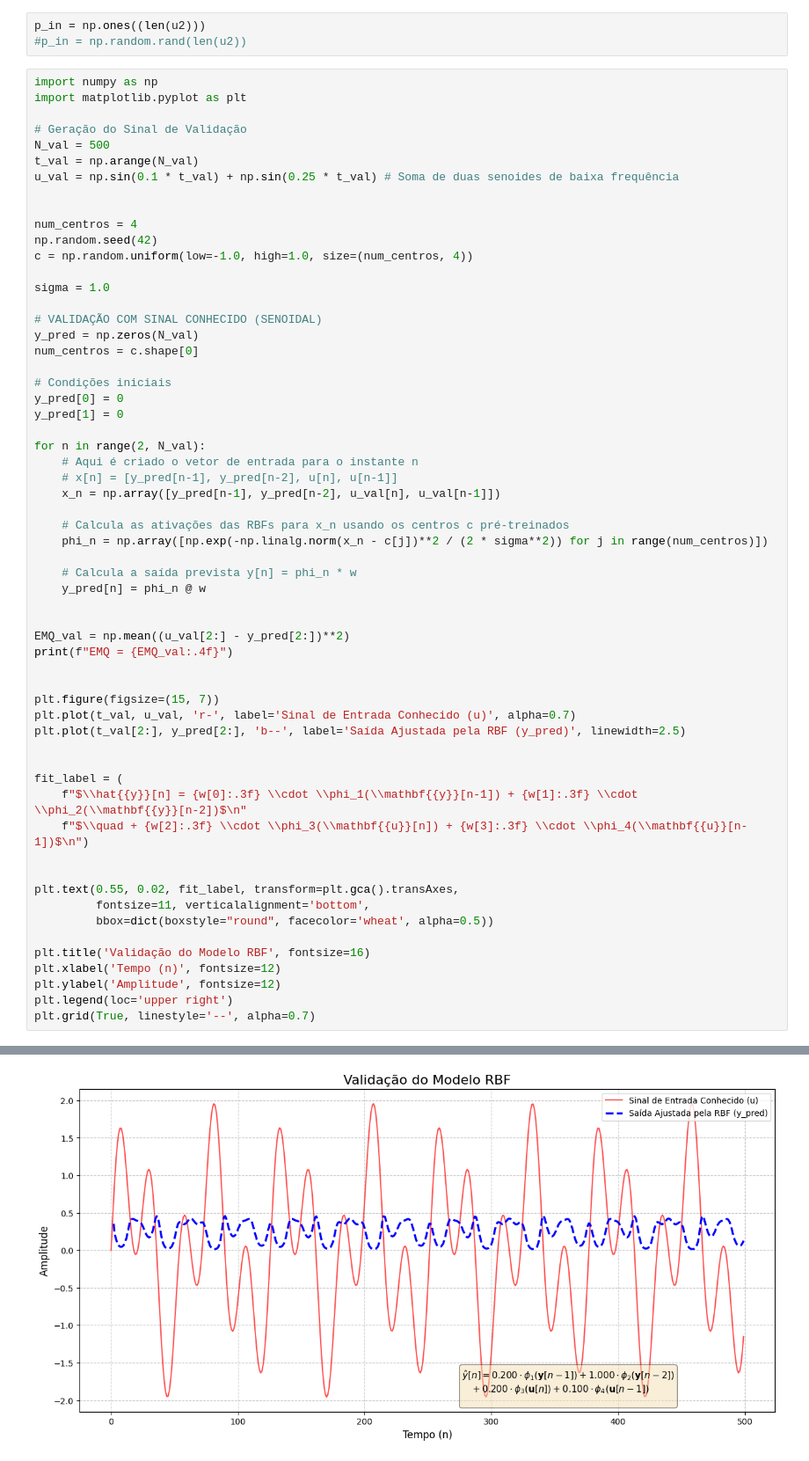
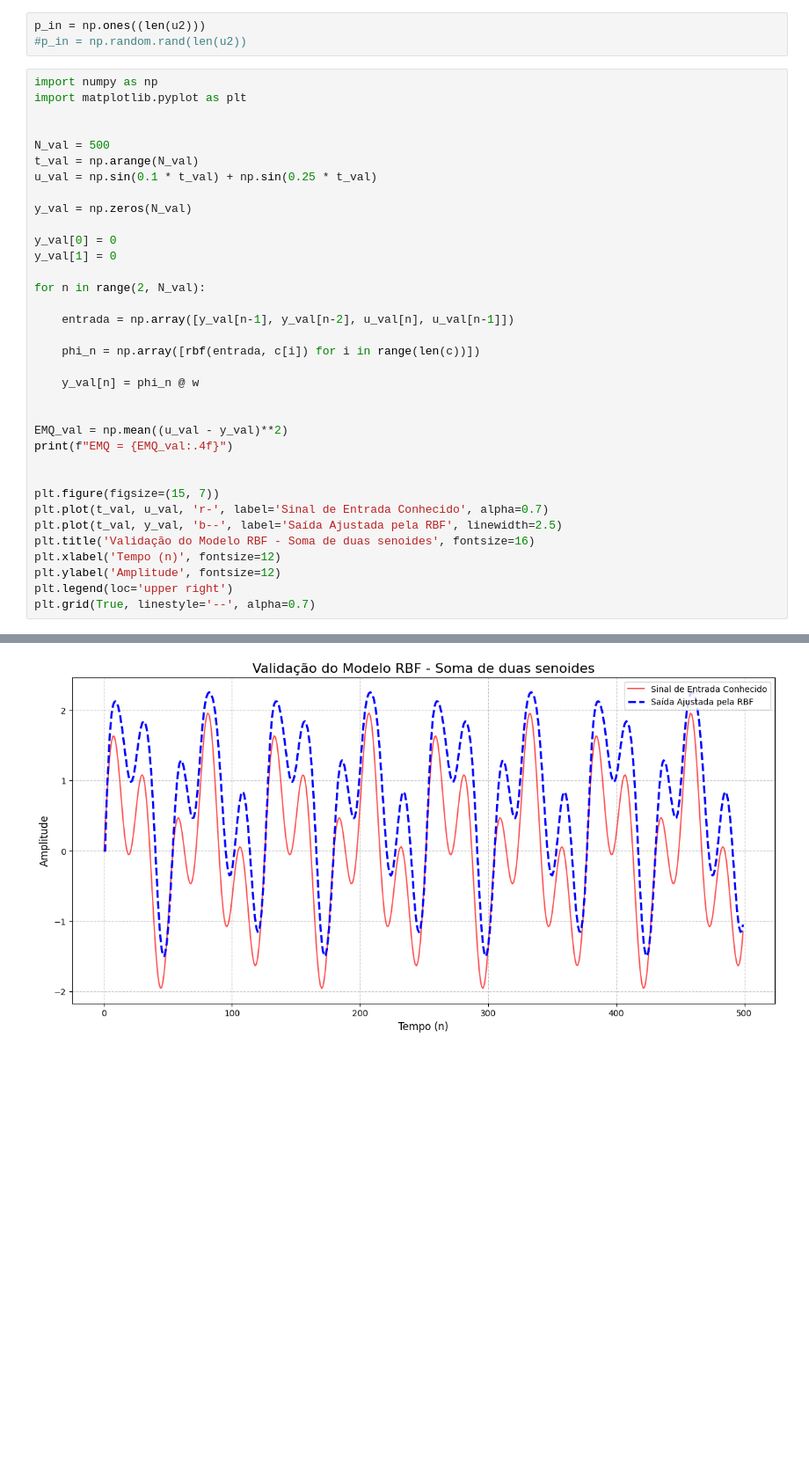
Before and after one commit to DanielMedeiros1/Projeto_MMQ_RBF_CN, a Jupyter notebook: Projeto_U2.ipynb, the cells around one changed output, grey strips where cells are left out. Shown at 88% size. Drawn from its saved outputs; the diff is of its cells as text; blank space fills up the shorter version.

```diff
--- a/Projeto_U2.ipynb
+++ b/Projeto_U2.ipynb
@@ -383,57 +379,33 @@ p_in = np.ones((len(u2)))
 import numpy as np
 import matplotlib.pyplot as plt
 
-# Geração do Sinal de Validação
+
 N_val = 500
 t_val = np.arange(N_val)
-u_val = np.sin(0.1 * t_val) + np.sin(0.25 * t_val) # Soma de duas senoides de baixa frequência
+u_val = np.sin(0.1 * t_val) + np.sin(0.25 * t_val)
+
+y_val = np.zeros(N_val)
+
+y_val[0] = 0
+y_val[1] = 0
+
+for n in range(2, N_val):
+
+    entrada = np.array([y_val[n-1], y_val[n-2], u_val[n], u_val[n-1]])
+
+    phi_n = np.array([rbf(entrada, c[i]) for i in range(len(c))])
+
+    y_val[n] = phi_n @ w
 
 
-num_centros = 4
-np.random.seed(42)
-c = np.random.uniform(low=-1.0, high=1.0, size=(num_centros, 4))
-
-sigma = 1.0
-
-# VALIDAÇÃO COM SINAL CONHECIDO (SENOIDAL)
-y_pred = np.zeros(N_val)
-num_centros = c.shape[0]
-
-# Condições iniciais
-y_pred[0] = 0
-y_pred[1] = 0
-
-for n in range(2, N_val):
-    # Aqui é criado o vetor de entrada para o instante n
-    # x[n] = [y_pred[n-1], y_pred[n-2], u[n], u[n-1]]
-    x_n = np.array([y_pred[n-1], y_pred[n-2], u_val[n], u_val[n-1]])
-
-    # Calcula as ativações das RBFs para x_n usando os centros c pré-treinados
-    phi_n = np.array([np.exp(-np.linalg.norm(x_n - c[j])**2 / (2 * sigma**2)) for j in range(num_centros)])
-
-    # Calcula a saída prevista y[n] = phi_n * w
-    y_pred[n] = phi_n @ w
-
-
-EMQ_val = np.mean((u_val[2:] - y_pred[2:])**2)
+EMQ_val = np.mean((u_val - y_val)**2)
 print(f"EMQ = {EMQ_val:.4f}")
 
 
 plt.figure(figsize=(15, 7))
-plt.plot(t_val, u_val, 'r-', label='Sinal de Entrada Conhecido (u)', alpha=0.7)
-plt.plot(t_val[2:], y_pred[2:], 'b--', label='Saída Ajustada pela RBF (y_pred)', linewidth=2.5)
-
-
-fit_label = (
-    f"$\\hat{{y}}[n] = {w[0]:.3f} \\cdot \\phi_1(\\mathbf{{y}}[n-1]) + {w[1]:.3f} \\cdot \\phi_2(\\mathbf{{y}}[n-2])$\n"
-    f"$\\quad + {w[2]:.3f} \\cdot \\phi_3(\\mathbf{{u}}[n]) + {w[3]:.3f} \\cdot \\phi_4(\\mathbf{{u}}[n-1])$\n")
-
-
-plt.text(0.55, 0.02, fit_label, transform=plt.gca().transAxes,
-         fontsize=11, verticalalignment='bottom',
-         bbox=dict(boxstyle="round", facecolor='wheat', alpha=0.5))
-
-plt.title('Validação do Modelo RBF', fontsize=16)
+plt.plot(t_val, u_val, 'r-', label='Sinal de Entrada Conhecido', alpha=0.7)
+plt.plot(t_val, y_val, 'b--', label='Saída Ajustada pela RBF', linewidth=2.5)
+plt.title('Validação do Modelo RBF - Soma de duas senoides', fontsize=16)
 plt.xlabel('Tempo (n)', fontsize=12)
 plt.ylabel('Amplitude', fontsize=12)
 plt.legend(loc='upper right')
@@ -443 +415 @@ EMQ = 1.0967
-[figure, old version]
+[figure, new version]
```
Also changed, not shown: parts of 8 cells of this notebook.
